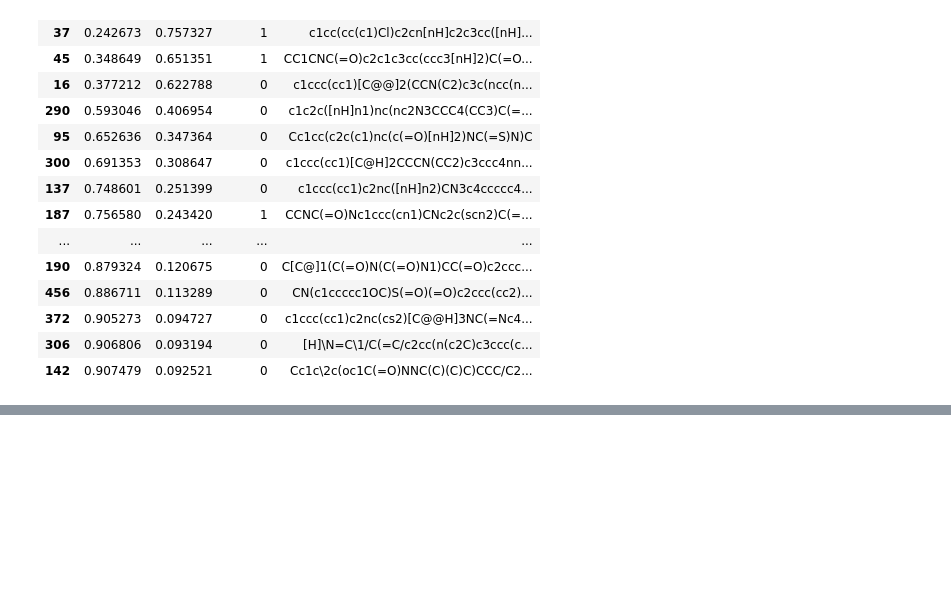
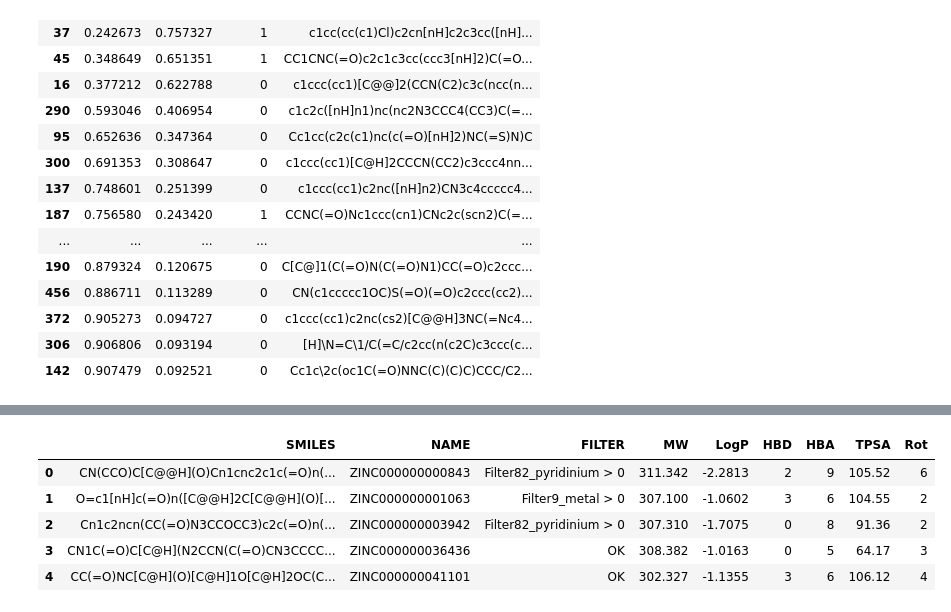
Before and after one commit to qli111/QSAR-COVID-19, a Jupyter notebook: Virtual_Screening_02.ipynb, the cells around one changed output, grey strips where cells are left out. Cells and saved outputs as stored; diff of their text form; code cells hidden in the pictures; blank space fills up the shorter version.

```diff
--- a/Virtual_Screening_02.ipynb
+++ b/Virtual_Screening_02.ipynb
@@ -177,0 +218,9 @@ NotImplementedError: ignored
+# %%
+df.head()
+# %% [output]
+|  | SMILES | NAME | FILTER | MW | LogP | HBD | HBA | TPSA | Rot |
+| 0 | CN(CCO)C[C@@H](O)Cn1cnc2c1c(=O)n(... | ZINC000000000843 | Filter82_pyridinium > 0 | 311.342 | -2.2813 | 2 | 9 | 105.52 | 6 |
+| 1 | O=c1[nH]c(=O)n([C@@H]2C[C@@H](O)[... | ZINC000000001063 | Filter9_metal > 0 | 307.100 | -1.0602 | 3 | 6 | 104.55 | 2 |
+| 2 | Cn1c2ncn(CC(=O)N3CCOCC3)c2c(=O)n(... | ZINC000000003942 | Filter82_pyridinium > 0 | 307.310 | -1.7075 | 0 | 8 | 91.36 | 2 |
+| 3 | CN1C(=O)C[C@H](N2CCN(C(=O)CN3CCCC... | ZINC000000036436 | OK | 308.382 | -1.0163 | 0 | 5 | 64.17 | 3 |
+| 4 | CC(=O)NC[C@H](O)[C@H]1O[C@H]2OC(C... | ZINC000000041101 | OK | 302.327 | -1.1355 | 3 | 6 | 106.12 | 4 |
```
Also changed, not shown: parts of 38 cells of this notebook.
